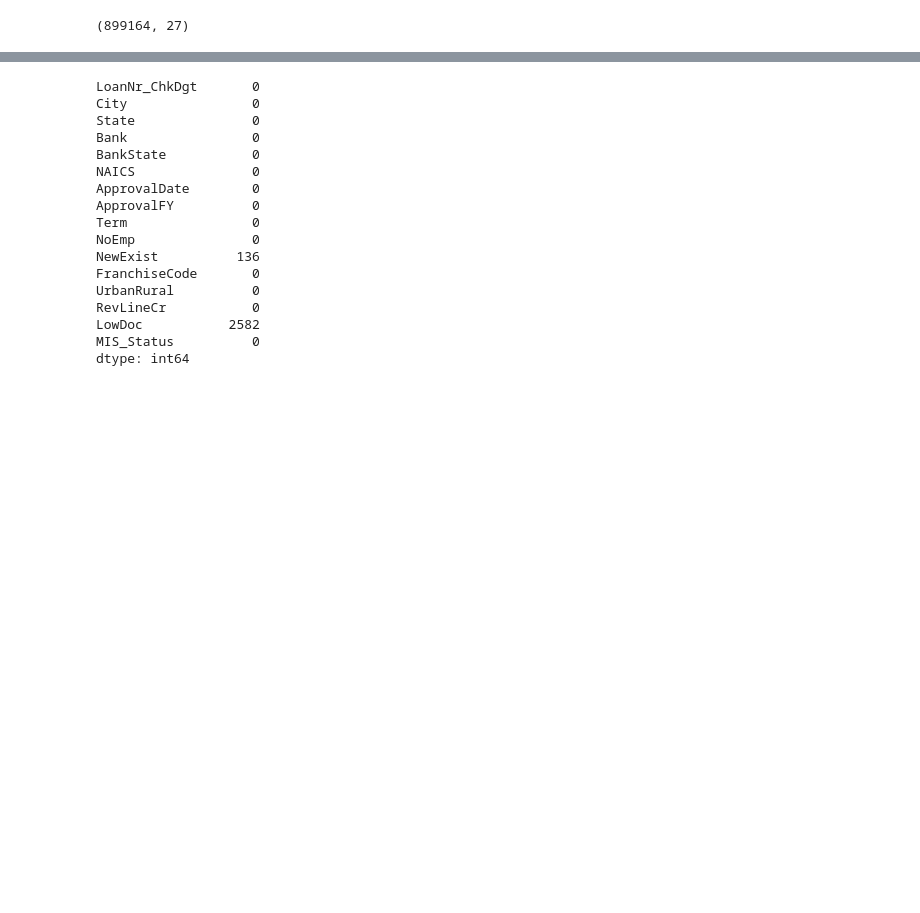
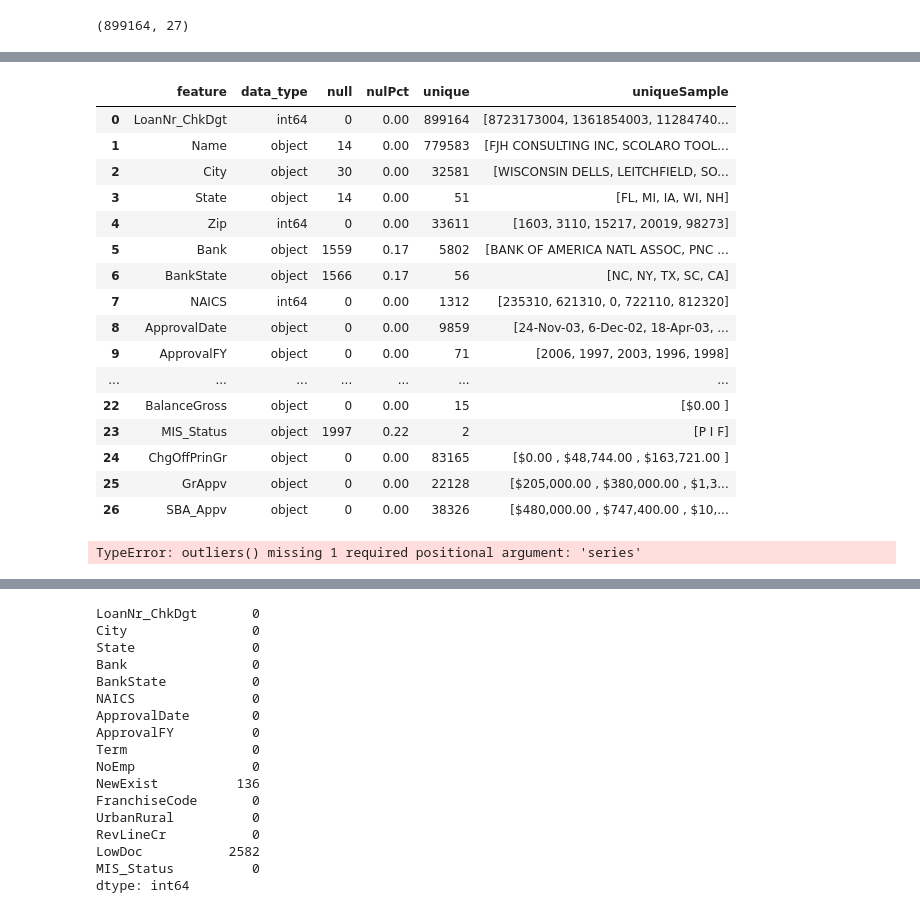
Before and after one commit to AFlo59/Model_pret, a Jupyter notebook: Model/Model_1.ipynb, the cells around one changed output, grey strips where cells are left out. Saved outputs shown, nothing was run; the diff lists cells and outputs as text; code cells hidden in the pictures; blank space fills up the shorter version.

```diff
--- a/Model/Model_1.ipynb
+++ b/Model/Model_1.ipynb
@@ -36,3 +22,29 @@ df.describe()
+# %%
+# Utiliser la fonction pour générer la description de votre DataFrame
+generate_description(df)
+# %% [output]
+|  | feature | data_type | null | nulPct | unique | uniqueSample |
+| 0 | LoanNr_ChkDgt | int64 | 0 | 0.00 | 899164 | [8723173004, 1361854003, 11284740... |
+| 1 | Name | object | 14 | 0.00 | 779583 | [FJH CONSULTING INC, SCOLARO TOOL... |
+| 2 | City | object | 30 | 0.00 | 32581 | [WISCONSIN DELLS, LEITCHFIELD, SO... |
+| 3 | State | object | 14 | 0.00 | 51 | [FL, MI, IA, WI, NH] |
+| 4 | Zip | int64 | 0 | 0.00 | 33611 | [1603, 3110, 15217, 20019, 98273] |
+| 5 | Bank | object | 1559 | 0.17 | 5802 | [BANK OF AMERICA NATL ASSOC, PNC ... |
+| 6 | BankState | object | 1566 | 0.17 | 56 | [NC, NY, TX, SC, CA] |
+| 7 | NAICS | int64 | 0 | 0.00 | 1312 | [235310, 621310, 0, 722110, 812320] |
+| 8 | ApprovalDate | object | 0 | 0.00 | 9859 | [24-Nov-03, 6-Dec-02, 18-Apr-03, ... |
+| 9 | ApprovalFY | object | 0 | 0.00 | 71 | [2006, 1997, 2003, 1996, 1998] |
+| ... | ... | ... | ... | ... | ... | ... |
+| 22 | BalanceGross | object | 0 | 0.00 | 15 | [$0.00 ] |
+| 23 | MIS_Status | object | 1997 | 0.22 | 2 | [P I F] |
+| 24 | ChgOffPrinGr | object | 0 | 0.00 | 83165 | [$0.00 , $48,744.00 , $163,721.00 ] |
+| 25 | GrAppv | object | 0 | 0.00 | 22128 | [$205,000.00 , $380,000.00 , $1,3... |
+| 26 | SBA_Appv | object | 0 | 0.00 | 38326 | [$480,000.00 , $747,400.00 , $10,... |
+# %%
+percentage = outliers(df['NoEmp'])
+print(f'Percentage of outliers: {percentage:.2f}%')
+# %% [output]
+TypeError: outliers() missing 1 required positional argument: 'series'
 # %%
 df[df['NAICS'] ==0]
 # %% [output]
```
Also changed, not shown: parts of 25 cells of this notebook, 6 other files.
